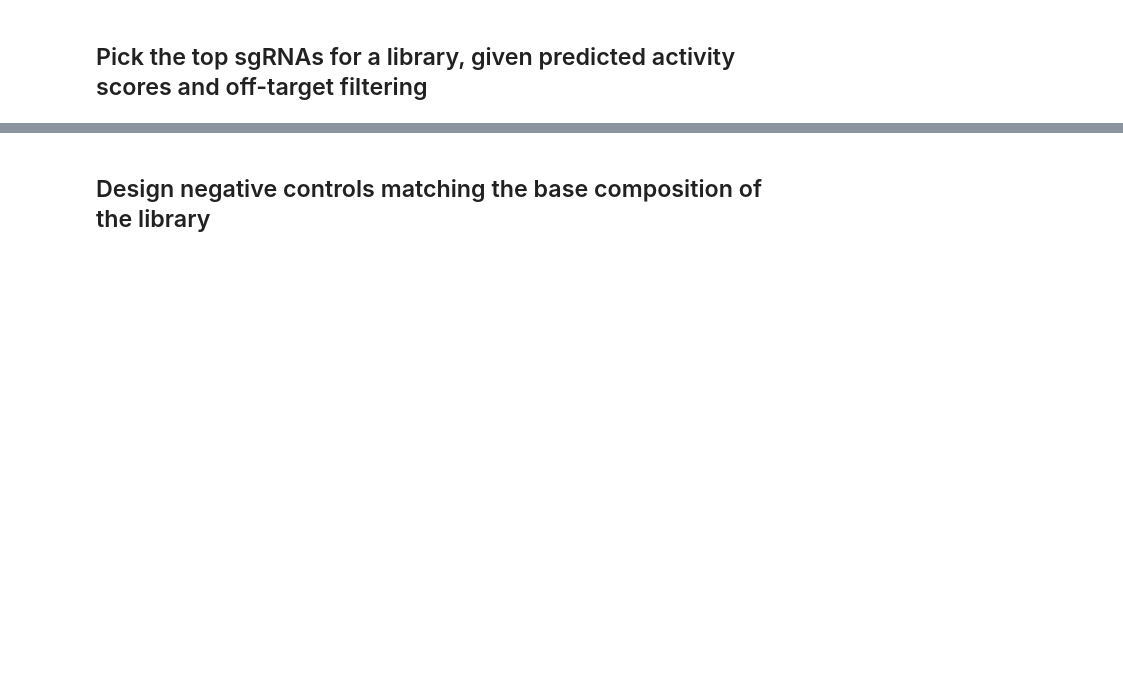
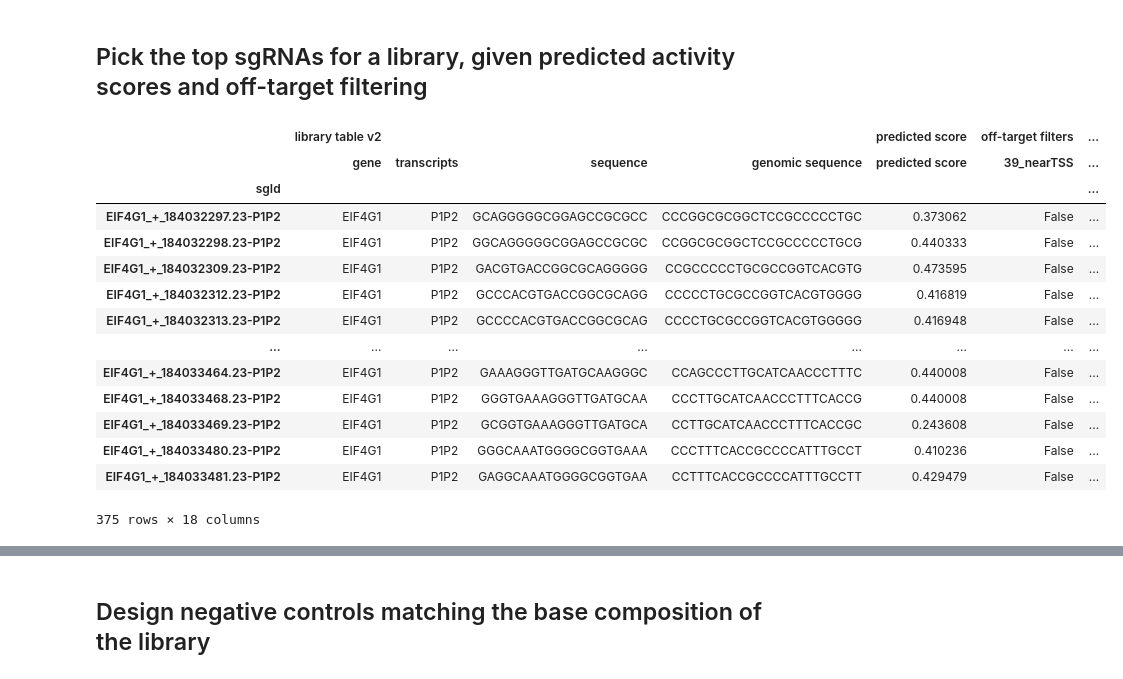
Before and after one commit to igemsoftware2020/GunnVistaPingry_US, a Jupyter notebook: iGEM_CRISPRi_Library_Design.ipynb, the cells around one changed output, grey strips where cells are left out. Saved outputs shown, nothing was run; the diff lists cells and outputs as text; code cells hidden in the pictures; blank space fills up the shorter version.

```diff
--- a/iGEM_CRISPRi_Library_Design.ipynb
+++ b/iGEM_CRISPRi_Library_Design.ipynb
@@ -296,23 +474,23 @@ from plotly.subplots import make_subplots
 import plotly.graph_objects as go
 import math
 import numpy as np
-total_items = len(df.columns)
+total_items = len(dfPlot.columns)
 items_per_row = 3
 total_rows = math.ceil(total_items / items_per_row)
 fig = make_subplots(rows=total_rows, cols=items_per_row, subplot_titles=titles)
 cur_row = 1
 cur_col = 1
-for index, column in enumerate(df.columns):
-    fig.add_trace(go.Scattergl(x=df[column],
-                            y=normedScores.iloc[:,0],
+for index, column in enumerate(dfPlot.columns):
+    fig.add_trace(go.Scattergl(x=dfPlot[column],
+                            y=normedScoresPlot.iloc[:,0],
                             mode="markers",
                             marker=dict(size=3)),
                   row=cur_row,
                   col=cur_col)
 
-    intercept = np.poly1d(np.polyfit(df[column], normedScores.iloc[:,0], 1))(np.unique(df[column]))
+    intercept = np.poly1d(np.polyfit(dfPlot[column], normedScoresPlot.iloc[:,0], 1))(np.unique(dfPlot[column]))
 
-    fig.add_trace(go.Scatter(x=np.unique(df[column]),
+    fig.add_trace(go.Scatter(x=np.unique(dfPlot[column]),
                              y=intercept,
                              line=dict(color='red', width=1)),
                   row=cur_row,
@@ -325,4 +503,5 @@ for index, column in enumerate(df.columns):
         cur_col = cur_col + 1
 
 fig.update_layout(height=1000, width=1000, showlegend=False)
+print("X axis: Distance of guide from TSS, Y axis: Score of the guide")
 fig.show()
@@ -508,12 +695,12 @@ fqFile = TEMP_FASTQ_FILE
 
 #iGEM   No alignments in hg19_maskChrMandPAR that need to be fixed. Need to generate hg19_maskChrMandPAR
 
-alignmentList = [(39,1,'../../../../data/large_data_files/indices/hg19.ensemblTSSflank500b','39_nearTSS'),
-                (31,1,'../../../../data/large_data_files/indices/hg19.ensemblTSSflank500b','31_nearTSS'),
+alignmentList = [(39,1,LARGE_FILE_DIR+'large_data_files/indices/hg19.ensemblTSSflank500b','39_nearTSS'),
+                (31,1,LARGE_FILE_DIR+'large_data_files/indices/hg19.ensemblTSSflank500b','31_nearTSS'),
                 #(21,1,'/data/large_data_files/indices/hg19_maskChrMandPAR','21_genome'),
-                (21,1,'../../../../data/large_data_files/indices/hg19','21_genome'),
-                (31,2,'../../../../data/large_data_files/indices/hg19.ensemblTSSflank500b','31_2_nearTSS'),
-                (31,3,'../../../../data/large_data_files/indices/hg19.ensemblTSSflank500b','31_3_nearTSS')]
+                (21,1,LARGE_FILE_DIR+'large_data_files/indices/hg19','21_genome'),
+                (31,2,LARGE_FILE_DIR+'large_data_files/indices/hg19.ensemblTSSflank500b','31_2_nearTSS'),
+                (31,3,LARGE_FILE_DIR+'large_data_files/indices/hg19.ensemblTSSflank500b','31_3_nearTSS')]
 import os
 import errno
 if not os.path.exists('bowtie_output'):
@@ -531,17 +718,15 @@ for btThreshold, mflag, bowtieIndex, runname in alignmentList:
     print (subprocess.call(bowtieString, shell=True))
 
     #parse through the file of sgRNAs that exceeded "m", the maximum allowable alignments, and mark "True" any that are found
-
-    sgsAligning = set()
-try:
-    with open(maxFile) as infile:
-        sgsAligning = set()
-        for i, line in enumerate(infile):
-            if i%4 == 0: #id line
-                sgsAligning.add(line.strip()[1:])
-except OSError as e:
-    if e.errno != errno.EEXIST:
-        raise
+    try:
+        with open(maxFile) as infile:
+            sgsAligning = set()
+            for i, line in enumerate(infile):
+                if i%4 == 0: #id line
+                    sgsAligning.add(line.strip()[1:])
+    except OSError as e:
+        if e.errno != errno.ENOENT:
+            raise
 
     alignmentColumns.append(libraryTable_new.apply(lambda row: row.name in sgsAligning, axis=1))
 #iGEM zip is an object in python3
@@ -553,6 +749,24 @@ alignmentTable = pd.concat(alignmentColumns,axis=1, keys=list(zip(*alignmentList
 #combine all generated data into one master table
 predictedScores_new.name = 'predicted score'
 v2Table = pd.concat((libraryTable_new, predictedScores_new, alignmentTable, sgInfoTable_new), axis=1, keys=['library table v2', 'predicted score', 'off-target filters', 'sgRNA info'])
+# %%
+v2Table
+# %% [output]
+|  | library table v2 |  |  |  | predicted score | off-target filters | ... |
+|  | gene | transcripts | sequence | genomic sequence | predicted score | 39_nearTSS | ... |
+| sgId |  |  |  |  |  |  | ... |
+| EIF4G1_+_184032297.23-P1P2 | EIF4G1 | P1P2 | GCAGGGGGCGGAGCCGCGCC | CCCGGCGCGGCTCCGCCCCCTGC | 0.373062 | False | ... |
+| EIF4G1_+_184032298.23-P1P2 | EIF4G1 | P1P2 | GGCAGGGGGCGGAGCCGCGC | CCGGCGCGGCTCCGCCCCCTGCG | 0.440333 | False | ... |
+| EIF4G1_+_184032309.23-P1P2 | EIF4G1 | P1P2 | GACGTGACCGGCGCAGGGGG | CCGCCCCCTGCGCCGGTCACGTG | 0.473595 | False | ... |
+| EIF4G1_+_184032312.23-P1P2 | EIF4G1 | P1P2 | GCCCACGTGACCGGCGCAGG | CCCCCTGCGCCGGTCACGTGGGG | 0.416819 | False | ... |
+| EIF4G1_+_184032313.23-P1P2 | EIF4G1 | P1P2 | GCCCCACGTGACCGGCGCAG | CCCCTGCGCCGGTCACGTGGGGG | 0.416948 | False | ... |
+| ... | ... | ... | ... | ... | ... | ... | ... |
+| EIF4G1_+_184033464.23-P1P2 | EIF4G1 | P1P2 | GAAAGGGTTGATGCAAGGGC | CCAGCCCTTGCATCAACCCTTTC | 0.440008 | False | ... |
+| EIF4G1_+_184033468.23-P1P2 | EIF4G1 | P1P2 | GGGTGAAAGGGTTGATGCAA | CCCTTGCATCAACCCTTTCACCG | 0.440008 | False | ... |
+| EIF4G1_+_184033469.23-P1P2 | EIF4G1 | P1P2 | GCGGTGAAAGGGTTGATGCA | CCTTGCATCAACCCTTTCACCGC | 0.243608 | False | ... |
+| EIF4G1_+_184033480.23-P1P2 | EIF4G1 | P1P2 | GGGCAAATGGGGCGGTGAAA | CCCTTTCACCGCCCCATTTGCCT | 0.410236 | False | ... |
+| EIF4G1_+_184033481.23-P1P2 | EIF4G1 | P1P2 | GAGGCAAATGGGGCGGTGAA | CCTTTCACCGCCCCATTTGCCTT | 0.429479 | False | ... |
+375 rows × 18 columns
 # %%
 import re
 #for our pCRISPRi/a-v2 vector, we append flanking sequences to each sgRNA sequence for cloning and require the oligo to contain
```
Also changed, not shown: parts of 45 cells of this notebook.
